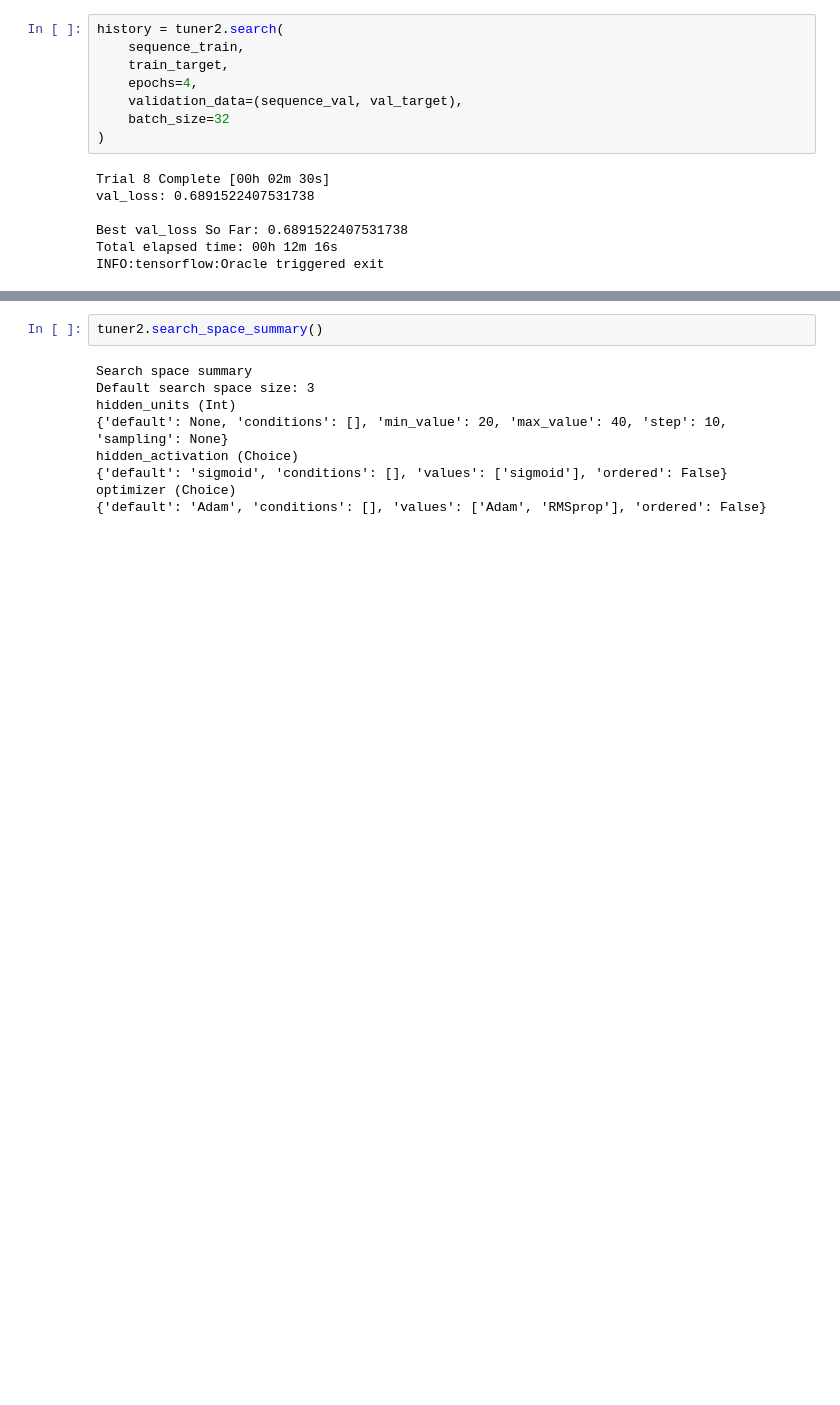
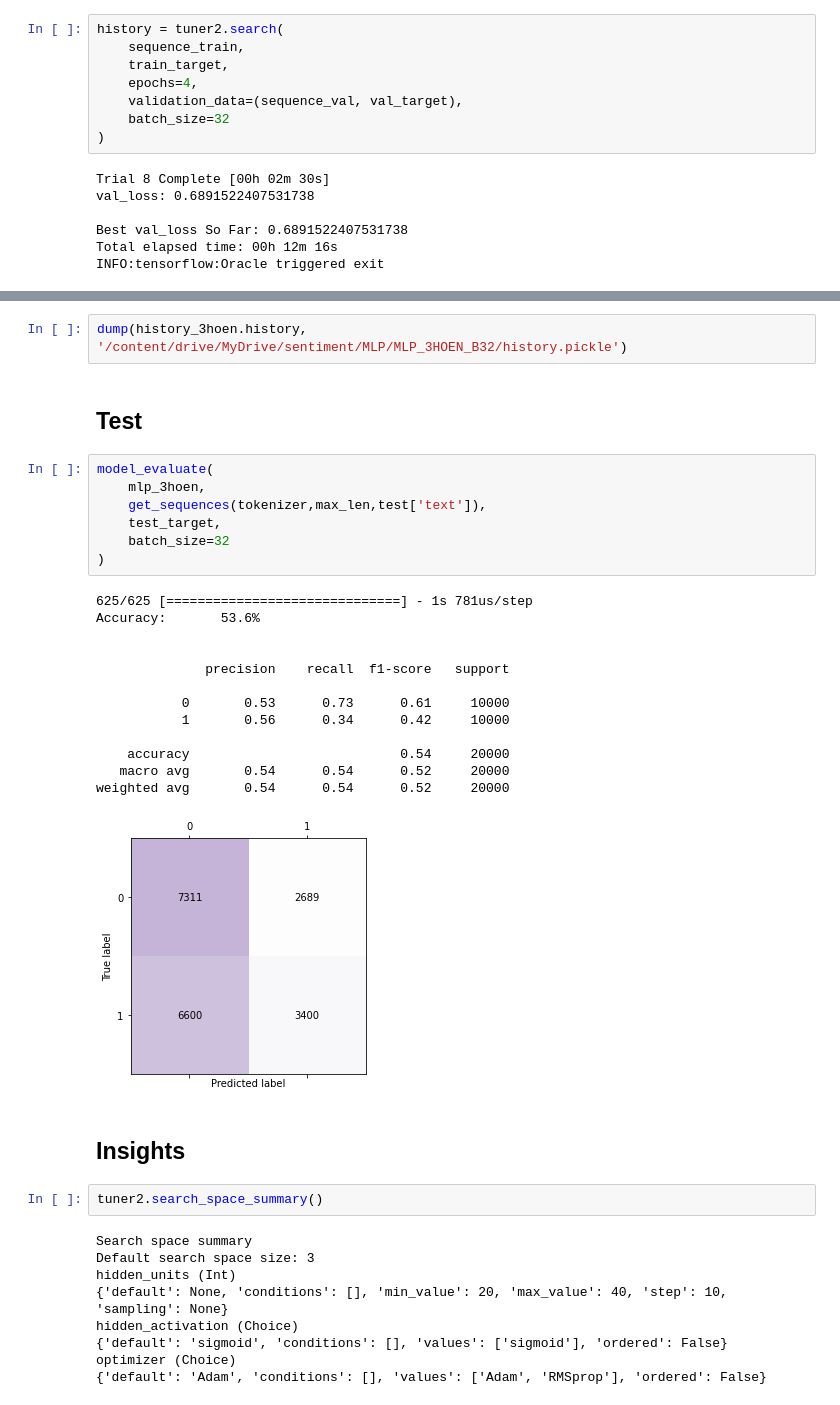
Before and after one commit to ppkgtmm/sentiment, a Jupyter notebook: MLP_3H.ipynb, the cells around one changed output, grey strips where cells are left out. Cells and saved outputs as stored; diff of their text form; blank space fills up the shorter version.

```diff
--- a/MLP_3H.ipynb
+++ b/MLP_3H.ipynb
@@ -472,3 +428,30 @@ _________________________________________________________________
+# %%
+dump(history_3hoen.history, '/content/drive/MyDrive/sentiment/MLP/MLP_3HOEN_B32/history.pickle')
+# %% [markdown]
+## Test
+# %%
+model_evaluate(
+    mlp_3hoen,
+    get_sequences(tokenizer,max_len,test['text']),
+    test_target,
+    batch_size=32
+)
+# %% [output]
+625/625 [==============================] - 1s 781us/step
+Accuracy:       53.6%
+
+
+              precision    recall  f1-score   support
+
+           0       0.53      0.73      0.61     10000
+           1       0.56      0.34      0.42     10000
+
+    accuracy                           0.54     20000
+   macro avg       0.54      0.54      0.52     20000
+weighted avg       0.54      0.54      0.52     20000
+[figure, added]
+# %% [markdown]
+## Insights
 # %%
 tuner2.search_space_summary()
 # %% [output]
```
Also changed, not shown: parts of 24 cells of this notebook.
